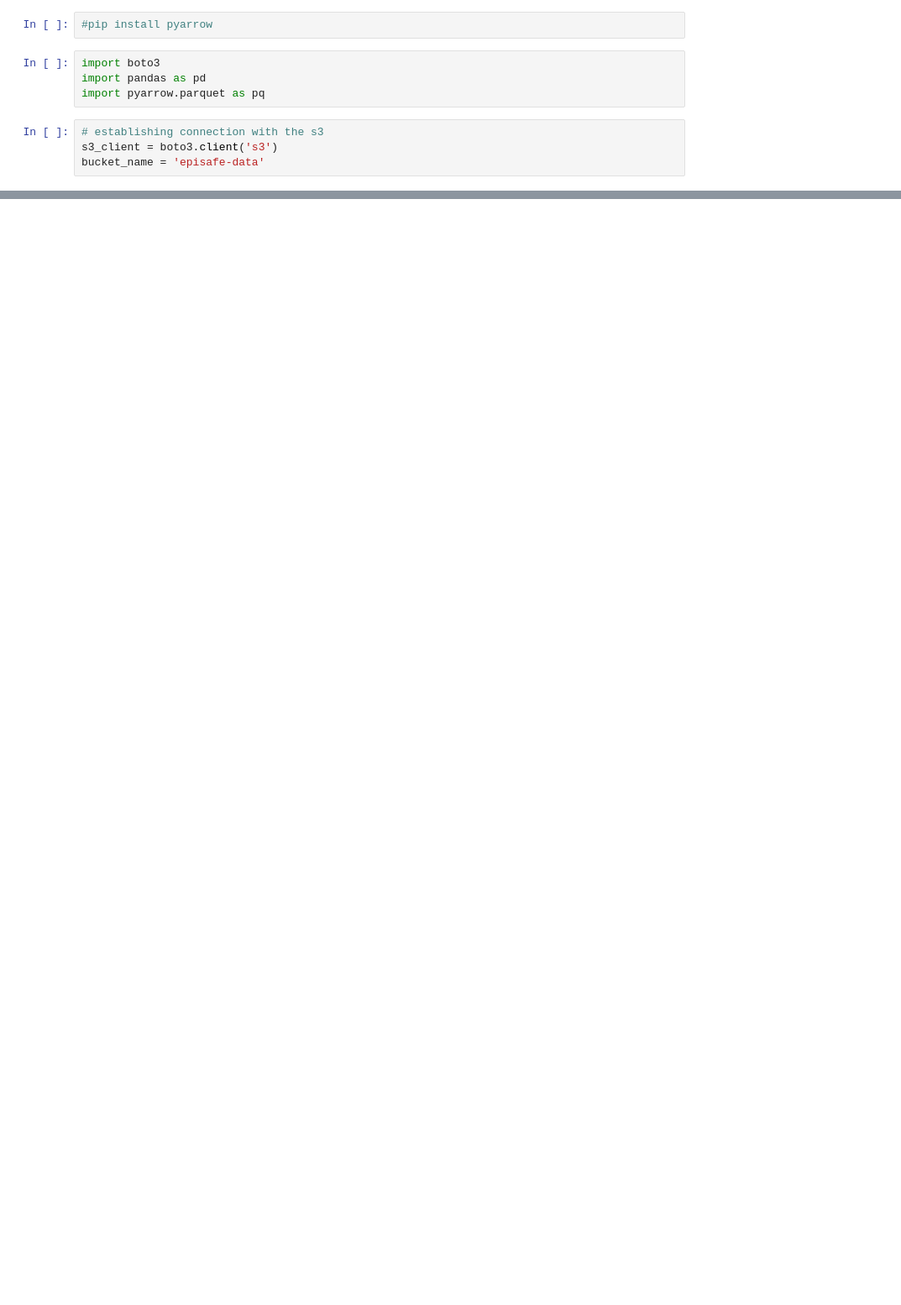
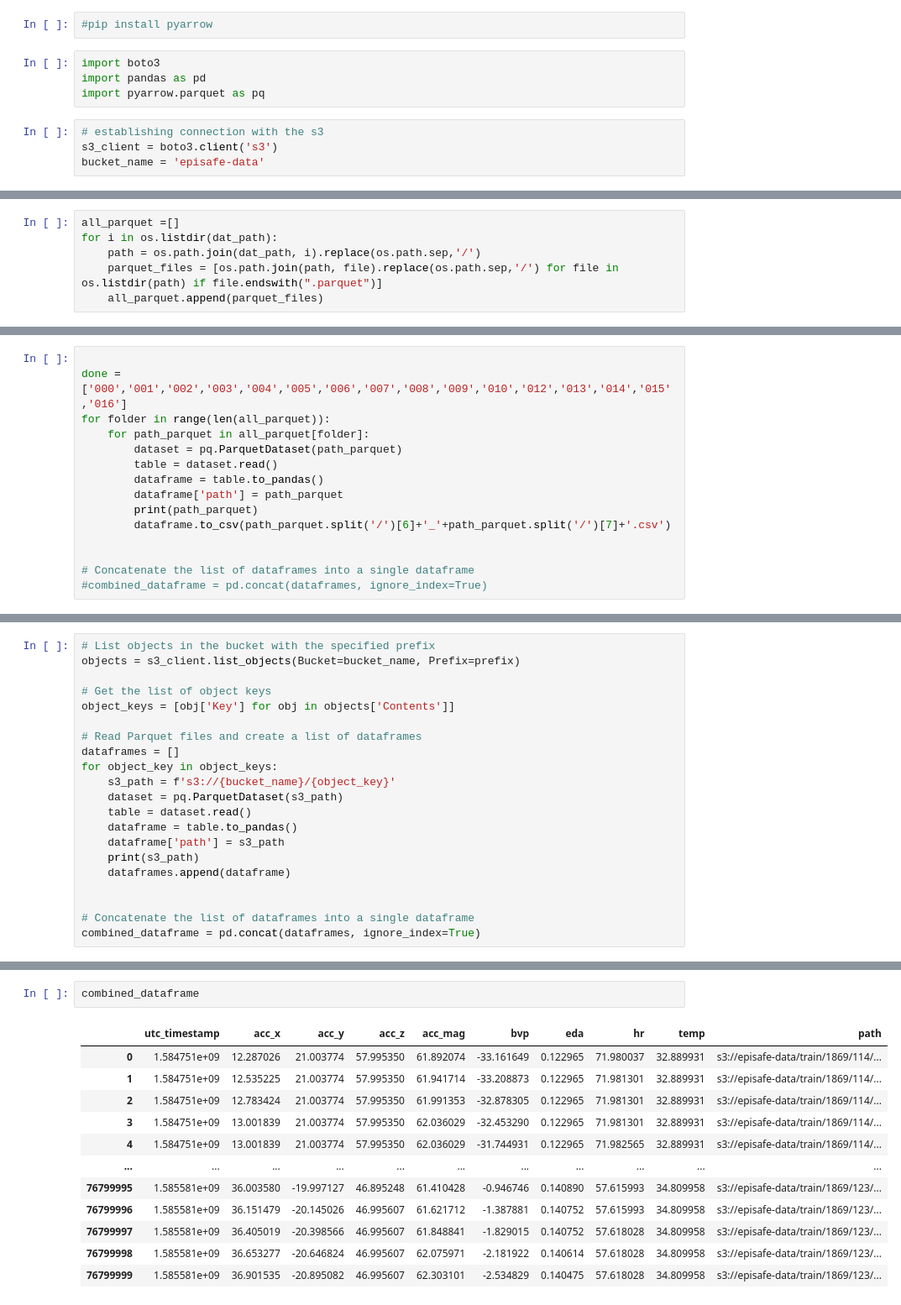
Before and after one commit to jihed-ben-salah/Episafe, a Jupyter notebook: sagemaker-data-preparation.ipynb, the cells around one changed output, grey strips where cells are left out. Shown at 84% size. Drawn from its saved outputs; the diff is of its cells as text; blank space fills up the shorter version.

```diff
--- a/sagemaker-data-preparation.ipynb
+++ b/sagemaker-data-preparation.ipynb
@@ -35,0 +93,6 @@ EndpointConnectionError: Could not connect to the endpoint URL: "https://episafe
+# %%
+all_parquet =[]
+for i in os.listdir(dat_path):
+    path = os.path.join(dat_path, i).replace(os.path.sep,'/')
+    parquet_files = [os.path.join(path, file).replace(os.path.sep,'/') for file in os.listdir(path) if file.endswith(".parquet")]
+    all_parquet.append(parquet_files)
@@ -35,0 +151,15 @@ EndpointConnectionError: Could not connect to the endpoint URL: "https://episafe
+# %%
+
+done = ['000','001','002','003','004','005','006','007','008','009','010','012','013','014','015','016']
+for folder in range(len(all_parquet)):
+    for path_parquet in all_parquet[folder]:
+        dataset = pq.ParquetDataset(path_parquet)
+        table = dataset.read()
+        dataframe = table.to_pandas()
+        dataframe['path'] = path_parquet
+        print(path_parquet)
+        dataframe.to_csv(path_parquet.split('/')[6]+'_'+path_parquet.split('/')[7]+'.csv')
+
+
+# Concatenate the list of dataframes into a single dataframe
+#combined_dataframe = pd.concat(dataframes, ignore_index=True)
@@ -35,0 +185,21 @@ EndpointConnectionError: Could not connect to the endpoint URL: "https://episafe
+# %%
+# List objects in the bucket with the specified prefix
+objects = s3_client.list_objects(Bucket=bucket_name, Prefix=prefix)
+
+# Get the list of object keys
+object_keys = [obj['Key'] for obj in objects['Contents']]
+
+# Read Parquet files and create a list of dataframes
+dataframes = []
+for object_key in object_keys:
+    s3_path = f's3://{bucket_name}/{object_key}'
+    dataset = pq.ParquetDataset(s3_path)
+    table = dataset.read()
+    dataframe = table.to_pandas()
+    dataframe['path'] = s3_path
+    print(s3_path)
+    dataframes.append(dataframe)
+
+
+# Concatenate the list of dataframes into a single dataframe
+combined_dataframe = pd.concat(dataframes, ignore_index=True)
@@ -35,0 +225,15 @@ EndpointConnectionError: Could not connect to the endpoint URL: "https://episafe
+# %%
+combined_dataframe
+# %% [output]
+|  | utc_timestamp | acc_x | acc_y | acc_z | acc_mag | bvp | eda | hr | temp | path |
+| 0 | 1.584751e+09 | 12.287026 | 21.003774 | 57.995350 | 61.892074 | -33.161649 | 0.122965 | 71.980037 | 32.889931 | s3://episafe-data/train/1869/114/... |
+| 1 | 1.584751e+09 | 12.535225 | 21.003774 | 57.995350 | 61.941714 | -33.208873 | 0.122965 | 71.981301 | 32.889931 | s3://episafe-data/train/1869/114/... |
+| 2 | 1.584751e+09 | 12.783424 | 21.003774 | 57.995350 | 61.991353 | -32.878305 | 0.122965 | 71.981301 | 32.889931 | s3://episafe-data/train/1869/114/... |
+| 3 | 1.584751e+09 | 13.001839 | 21.003774 | 57.995350 | 62.036029 | -32.453290 | 0.122965 | 71.981301 | 32.889931 | s3://episafe-data/train/1869/114/... |
+| 4 | 1.584751e+09 | 13.001839 | 21.003774 | 57.995350 | 62.036029 | -31.744931 | 0.122965 | 71.982565 | 32.889931 | s3://episafe-data/train/1869/114/... |
+| ... | ... | ... | ... | ... | ... | ... | ... | ... | ... | ... |
+| 76799995 | 1.585581e+09 | 36.003580 | -19.997127 | 46.895248 | 61.410428 | -0.946746 | 0.140890 | 57.615993 | 34.809958 | s3://episafe-data/train/1869/123/... |
+| 76799996 | 1.585581e+09 | 36.151479 | -20.145026 | 46.995607 | 61.621712 | -1.387881 | 0.140752 | 57.615993 | 34.809958 | s3://episafe-data/train/1869/123/... |
+| 76799997 | 1.585581e+09 | 36.405019 | -20.398566 | 46.995607 | 61.848841 | -1.829015 | 0.140752 | 57.618028 | 34.809958 | s3://episafe-data/train/1869/123/... |
+| 76799998 | 1.585581e+09 | 36.653277 | -20.646824 | 46.995607 | 62.075971 | -2.181922 | 0.140614 | 57.618028 | 34.809958 | s3://episafe-data/train/1869/123/... |
+| 76799999 | 1.585581e+09 | 36.901535 | -20.895082 | 46.995607 | 62.303101 | -2.534829 | 0.140475 | 57.618028 | 34.809958 | s3://episafe-data/train/1869/123/... |
```
Also changed, not shown: parts of 32 cells of this notebook, 11 other files.
